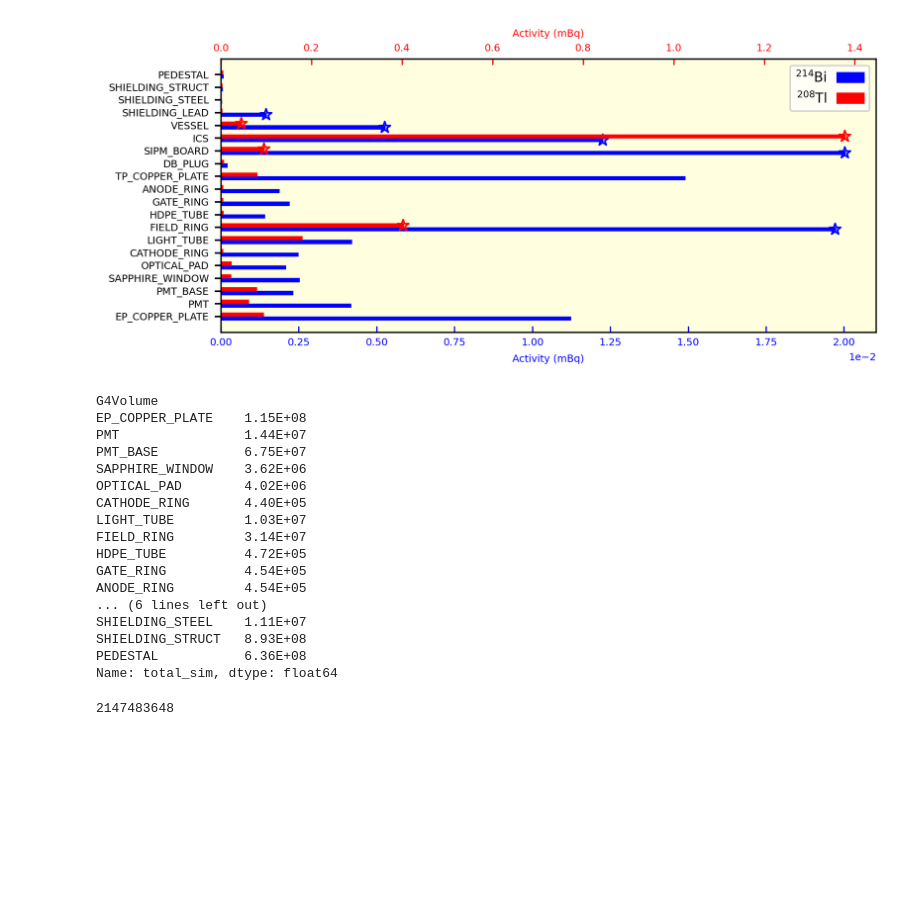
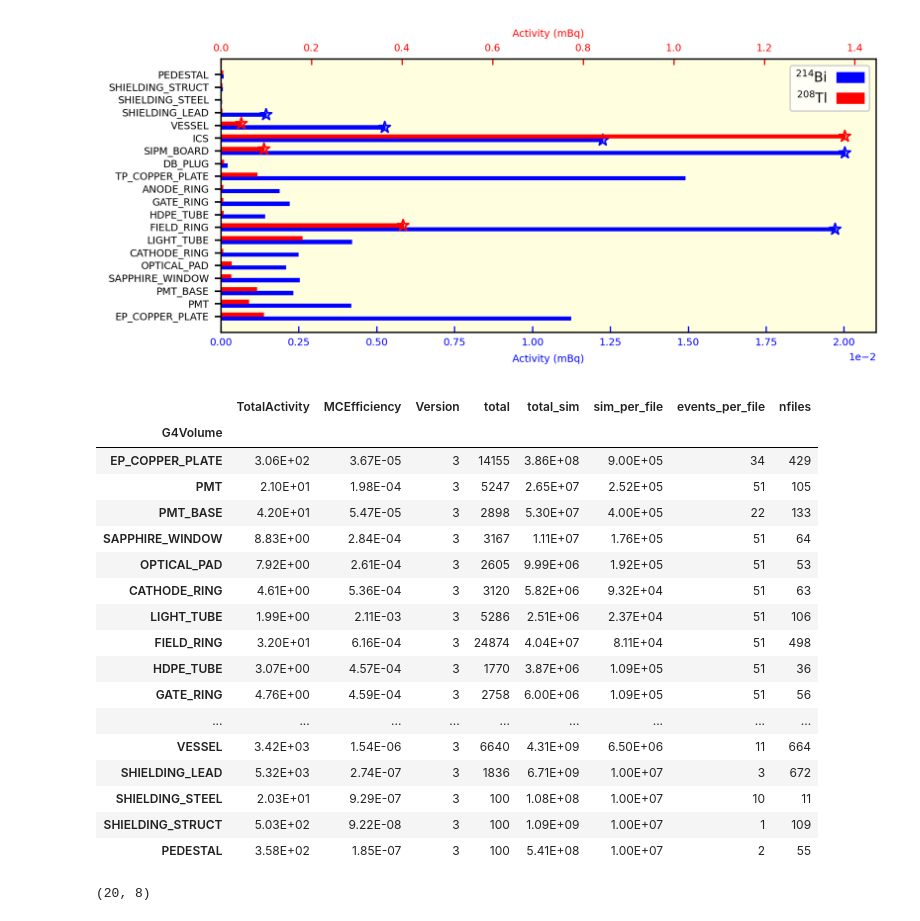
Before and after one commit to gondiaz/NEXT100-0nubb-analysis, a Jupyter notebook: nexus_job_templates/ft3/backgrounds/plots.ipynb, the cells around one changed output. Saved outputs shown, nothing was run; the diff lists cells and outputs as text; code cells hidden in the pictures; blank space fills up the shorter version.

```diff
--- a/nexus_job_templates/ft3/backgrounds/plots.ipynb
+++ b/nexus_job_templates/ft3/backgrounds/plots.ipynb
@@ -166,7 +166,7 @@ ax2.legend([b1, b2], [b1.get_label(), b2.get_label()], loc="upper right", fontsi
 # assumes activity in mBq
 year = (3600. * 24. * 365)/1000.
 
-background = "208Tl"
+background = "214Bi"
 exposure = 40. * year
 
 min_total_events = 100
@@ -181,6 +181,10 @@ table.loc[:,           "total"] = (table.TotalActivity*table.MCEfficiency*exposu
 table.loc[:,           "total"] = np.maximum(table.total, min_total_events)
 table.loc[:,       "total_sim"] = table.total/table.MCEfficiency
 table.loc[:,    "sim_per_file"] = min_sim_per_file
+if background == "214Bi":
+    table.loc[       "PMT_BASE", "sim_per_file"] = 4e5
+    table.loc["EP_COPPER_PLATE", "sim_per_file"] = 9e5
+
 table.loc[:, "events_per_file"] = np.minimum(table.sim_per_file*table.MCEfficiency, max_events_per_file)
 table.loc[:, "events_per_file"] = np.maximum(table.events_per_file, min_events_per_file)
 if background == "208Tl":
@@ -191,29 +195,30 @@ table.loc[:, "sim_per_file"]    = np.minimum(table.sim_per_file, max_sim_per_fil
 table.loc[:, "events_per_file"] = (table.sim_per_file*table.MCEfficiency).apply(np.ceil).astype(int)
 table.loc[:,       "nfiles"]    = (table.total_sim/table.sim_per_file) .apply(np.ceil).astype(int)
 # %%
-table.total_sim
+table
 # %% [output]
-G4Volume
-EP_COPPER_PLATE    1.15E+08
-PMT                1.44E+07
-PMT_BASE           6.75E+07
-SAPPHIRE_WINDOW    3.62E+06
-OPTICAL_PAD        4.02E+06
-CATHODE_RING       4.40E+05
-LIGHT_TUBE         1.03E+07
-FIELD_RING         3.14E+07
-HDPE_TUBE          4.72E+05
-GATE_RING          4.54E+05
-ANODE_RING         4.54E+05
-... (6 lines left out)
-SHIELDING_STEEL    1.11E+07
-SHIELDING_STRUCT   8.93E+08
-PEDESTAL           6.36E+08
-Name: total_sim, dtype: float64
+|  | TotalActivity | MCEfficiency | Version | total | total_sim | sim_per_file | events_per_file | nfiles |
+| G4Volume |  |  |  |  |  |  |  |  |
+| EP_COPPER_PLATE | 3.06E+02 | 3.67E-05 | 3 | 14155 | 3.86E+08 | 9.00E+05 | 34 | 429 |
+| PMT | 2.10E+01 | 1.98E-04 | 3 | 5247 | 2.65E+07 | 2.52E+05 | 51 | 105 |
+| PMT_BASE | 4.20E+01 | 5.47E-05 | 3 | 2898 | 5.30E+07 | 4.00E+05 | 22 | 133 |
+| SAPPHIRE_WINDOW | 8.83E+00 | 2.84E-04 | 3 | 3167 | 1.11E+07 | 1.76E+05 | 51 | 64 |
+| OPTICAL_PAD | 7.92E+00 | 2.61E-04 | 3 | 2605 | 9.99E+06 | 1.92E+05 | 51 | 53 |
+| CATHODE_RING | 4.61E+00 | 5.36E-04 | 3 | 3120 | 5.82E+06 | 9.32E+04 | 51 | 63 |
+| LIGHT_TUBE | 1.99E+00 | 2.11E-03 | 3 | 5286 | 2.51E+06 | 2.37E+04 | 51 | 106 |
+| FIELD_RING | 3.20E+01 | 6.16E-04 | 3 | 24874 | 4.04E+07 | 8.11E+04 | 51 | 498 |
+| HDPE_TUBE | 3.07E+00 | 4.57E-04 | 3 | 1770 | 3.87E+06 | 1.09E+05 | 51 | 36 |
+| GATE_RING | 4.76E+00 | 4.59E-04 | 3 | 2758 | 6.00E+06 | 1.09E+05 | 51 | 56 |
+| ... | ... | ... | ... | ... | ... | ... | ... | ... |
+| VESSEL | 3.42E+03 | 1.54E-06 | 3 | 6640 | 4.31E+09 | 6.50E+06 | 11 | 664 |
+| SHIELDING_LEAD | 5.32E+03 | 2.74E-07 | 3 | 1836 | 6.71E+09 | 1.00E+07 | 3 | 672 |
+| SHIELDING_STEEL | 2.03E+01 | 9.29E-07 | 3 | 100 | 1.08E+08 | 1.00E+07 | 10 | 11 |
+| SHIELDING_STRUCT | 5.03E+02 | 9.22E-08 | 3 | 100 | 1.09E+09 | 1.00E+07 | 1 | 109 |
+| PEDESTAL | 3.58E+02 | 1.85E-07 | 3 | 100 | 5.41E+08 | 1.00E+07 | 2 | 55 |
 # %%
-2**31
+table.shape
 # %% [output]
-2147483648
+(20, 8)
 # %%
 # background = "208Tl"
 
```
Also changed, not shown: 6 other files.
